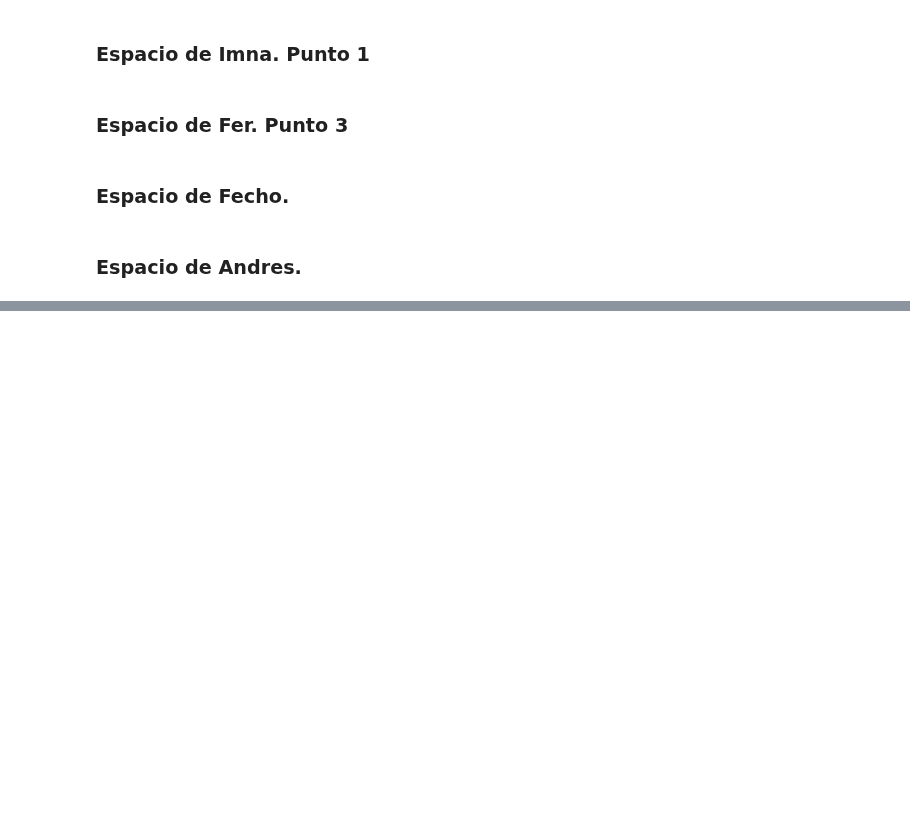
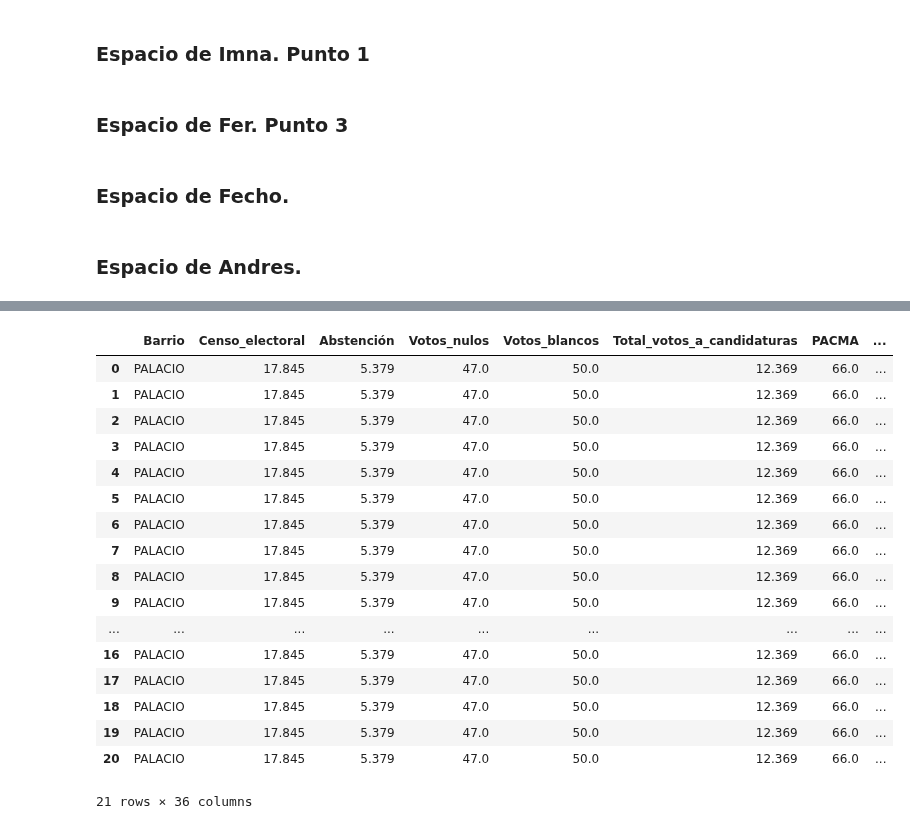
Before and after one commit to InmaLatorre/G3_ProyectoPython, a Jupyter notebook: MAIN.ipynb, the cells around one changed output, grey strips where cells are left out. Saved outputs shown, nothing was run; the diff lists cells and outputs as text; code cells hidden in the pictures; blank space fills up the shorter version.

```diff
--- a/MAIN.ipynb
+++ b/MAIN.ipynb
@@ -37,12 +35,10 @@ for file in files:
     tmp_table = pd.read_excel(path + '{0}'.format(file),
                               sep=";", encoding="ISO-8859-1")
     tmp_table.columns = [i.strip().replace(' ','_') for i in tmp_table.columns]
-    tmp_table.reset_index(level=0, inplace=True)
-    tmp_table.rename(columns={'index': 'Barrio'}, inplace=True)
     tmp_table['Distrito'] = re.sub("^[0-9]+(\.)(\s)", "", tmp_table.Barrio[0].upper())
     tmp_table.drop([0,1], inplace=True)
     for i in range(0, len(tmp_table.Barrio)):
-        tmp_table.iloc[i,0] = re.sub("[0-9]+(\.)(\s)", "", tmp_table.iloc[i,0].upper())
+        tmp_table.iloc[i,0] = re.sub("[0-9]+(\.)(\s)", "", str.strip(tmp_table.iloc[i,0].upper()))
 
     tables.append(tmp_table)
 
@@ -92,11 +88,13 @@ for i in range(0, len(padron.Españoles_Hombres)):
                 tmp.append(padron.iloc[i:j,].copy(deep=True))
                 tmp[separador_tabla].drop([i,i+1], inplace=True)
                 tmp[separador_tabla]['Distrito'] = dis_bar[0]
-                tmp[separador_tabla]['Barrio'] = dis_bar[1]
+                tmp[separador_tabla]['Barrio'] = dis_bar[1].strip()
                 break
         separador_tabla += 1
 
 main_table_padron = pd.concat(tmp)
+main_table_padron.Barrio = [str.strip(i) for i in main_table_padron.Barrio]
 main_table_padron.reset_index(drop=True, inplace=True)
-main_table_padron.head(20)
+main_table_padron.head(50)
+main_table_elecciones.Barrio[0]
 # %% [output]
@@ -130,5 +112,5 @@ main_table_padron.head(20)
 # %%
 # intersección de tablas por la columna DISTRITO
 
-work_table = main_table_elecciones.merge(main_table_padron, on="Distrito")
+work_table = main_table_elecciones.merge(main_table_padron, on=["Distrito", "Barrio"])
 # %%
@@ -150,0 +120,21 @@ work_table
+# %%
+work_table[work_table.Barrio == 'PALACIO']
+# %% [output]
+|  | Barrio | Censo_electoral | Abstención | Votos_nulos | Votos_blancos | Total_votos_a_candidaturas | PACMA | ... |
+| 0 | PALACIO | 17.845 | 5.379 | 47.0 | 50.0 | 12.369 | 66.0 | ... |
+| 1 | PALACIO | 17.845 | 5.379 | 47.0 | 50.0 | 12.369 | 66.0 | ... |
+| 2 | PALACIO | 17.845 | 5.379 | 47.0 | 50.0 | 12.369 | 66.0 | ... |
+| 3 | PALACIO | 17.845 | 5.379 | 47.0 | 50.0 | 12.369 | 66.0 | ... |
+| 4 | PALACIO | 17.845 | 5.379 | 47.0 | 50.0 | 12.369 | 66.0 | ... |
+| 5 | PALACIO | 17.845 | 5.379 | 47.0 | 50.0 | 12.369 | 66.0 | ... |
+| 6 | PALACIO | 17.845 | 5.379 | 47.0 | 50.0 | 12.369 | 66.0 | ... |
+| 7 | PALACIO | 17.845 | 5.379 | 47.0 | 50.0 | 12.369 | 66.0 | ... |
+| 8 | PALACIO | 17.845 | 5.379 | 47.0 | 50.0 | 12.369 | 66.0 | ... |
+| 9 | PALACIO | 17.845 | 5.379 | 47.0 | 50.0 | 12.369 | 66.0 | ... |
+| ... | ... | ... | ... | ... | ... | ... | ... | ... |
+| 16 | PALACIO | 17.845 | 5.379 | 47.0 | 50.0 | 12.369 | 66.0 | ... |
+| 17 | PALACIO | 17.845 | 5.379 | 47.0 | 50.0 | 12.369 | 66.0 | ... |
+| 18 | PALACIO | 17.845 | 5.379 | 47.0 | 50.0 | 12.369 | 66.0 | ... |
+| 19 | PALACIO | 17.845 | 5.379 | 47.0 | 50.0 | 12.369 | 66.0 | ... |
+| 20 | PALACIO | 17.845 | 5.379 | 47.0 | 50.0 | 12.369 | 66.0 | ... |
+21 rows × 36 columns
```
Also changed, not shown: parts of 6 cells of this notebook, 21 other files.
